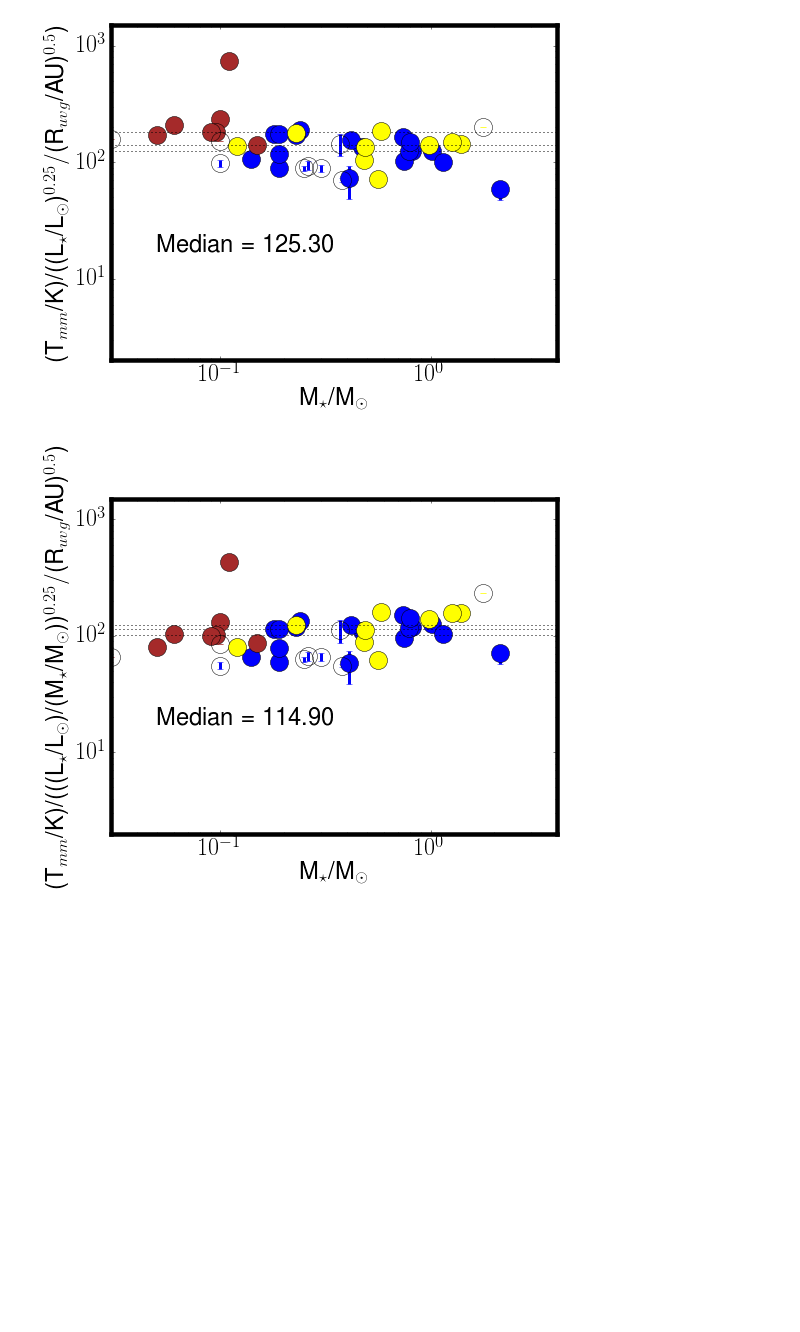
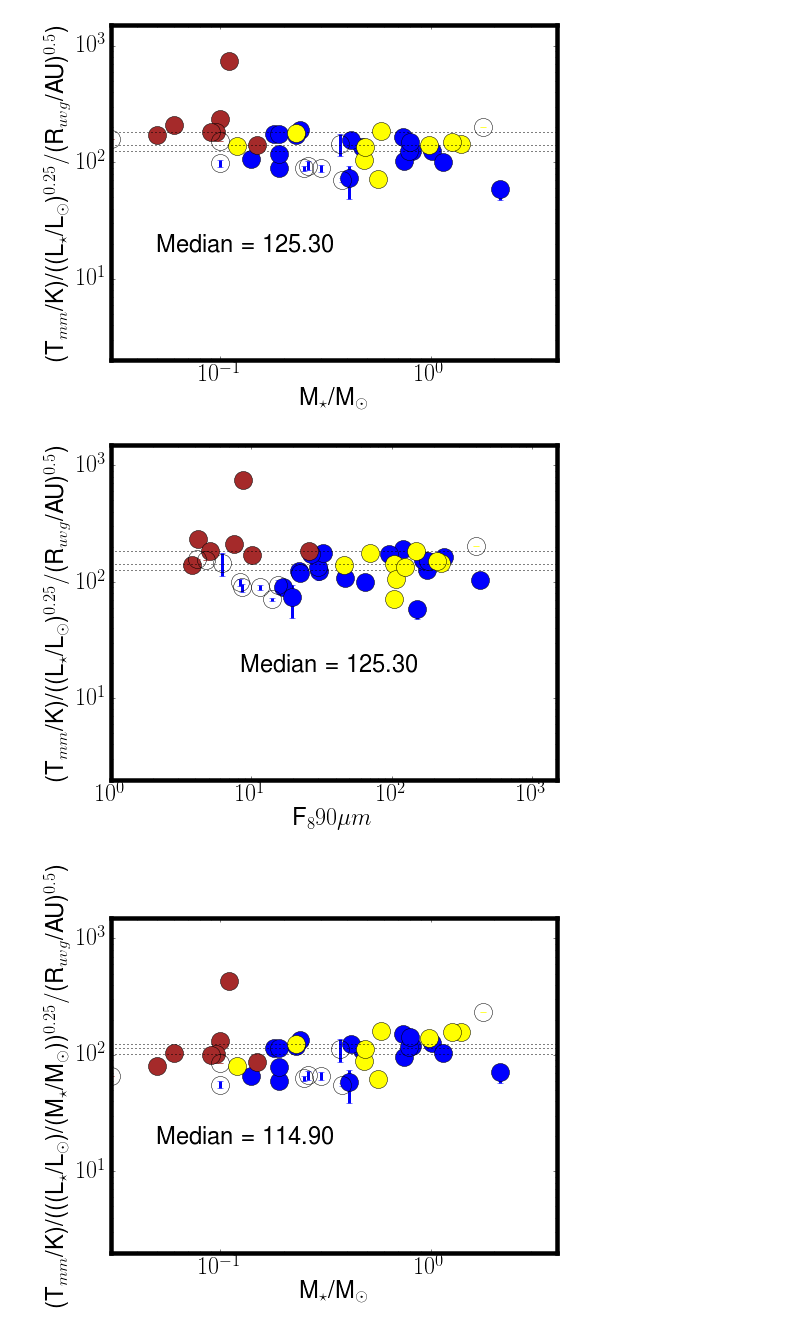
Before and after one commit to ltesti/DiskTemperature, a Jupyter notebook: TmmScaleFromDikFit.ipynb, the cells around one changed output. Saved outputs shown, nothing was run; the diff lists cells and outputs as text; code cells hidden in the pictures; blank space fills up the shorter version.

Commit message:
test plot with fcont added

```diff
--- a/TmmScaleFromDikFit.ipynb
+++ b/TmmScaleFromDikFit.ipynb
@@ -119,6 +132,20 @@ status = bds.do_aM_plot(newfig=False, mycolor='brown', dolabel=False, myyrange=r
 status = chai.do_aM_plot(newfig=False, mycolor='yellow', dolabel=False, myyrange=routrange, myxrange=msrange)
 # %% [output]
 [figure]
+# %%
+# Do we see a relationship between Tmm and R)?
+# Plot in funzione di F_{890um}
+
+msrange = [0.03,4.]
+frange = [1,1500.]
+rcrange = [5.,100.]
+routrange = [2.,1500.]
+
+fig = lup.do_aF_plot(newfig=True, myyrange=routrange, myxrange=frange)
+status = bds.do_aF_plot(newfig=False, mycolor='brown', dolabel=False, myyrange=routrange, myxrange=frange)
+status = chai.do_aF_plot(newfig=False, mycolor='yellow', dolabel=False, myyrange=routrange, myxrange=frange)
+# %% [output]
+[figure, added]
 # %%
 # Do we see a relationship between Tmm and R)?
 
```
Also changed, not shown: parts of 1 cell of this notebook, 1 other file.
